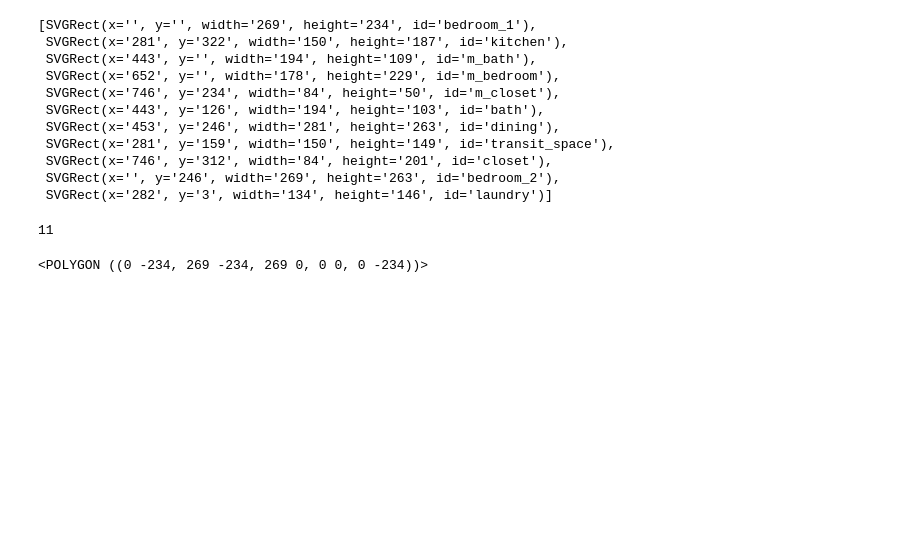
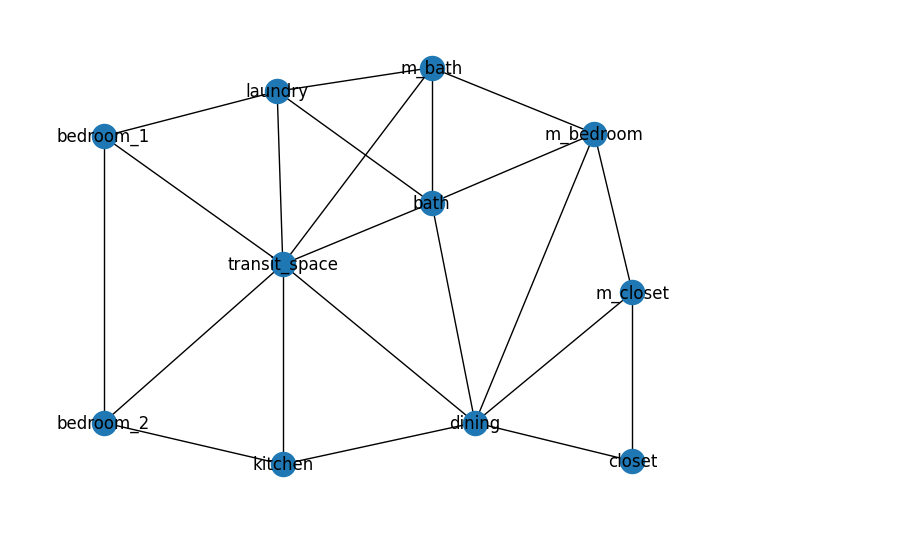
Before and after one commit to juliet29/svg2plan, a Jupyter notebook: _notebooks/svg/t01_svg.ipynb, the cells around one changed output. Cells and saved outputs as stored; diff of their text form; code cells hidden in the pictures; blank space fills up the shorter version.

Commit message:
position graph

```diff
--- a/_notebooks/svg/t01_svg.ipynb
+++ b/_notebooks/svg/t01_svg.ipynb
@@ -15,3 +18,4 @@ svg_name = "amber_building_a_f01.svg"
 # %%
-s = SVGReader(svg_name)
-s.run()
+svg_name = "amber_building_a_f01.svg"
+sv = SVGReader(svg_name)
+sv.run()
@@ -47,18 +21,0 @@ doc.unlink()
-# %%
-rectangles
-# %% [output]
-[SVGRect(x='', y='', width='269', height='234', id='bedroom_1'),
- SVGRect(x='281', y='322', width='150', height='187', id='kitchen'),
- SVGRect(x='443', y='', width='194', height='109', id='m_bath'),
- SVGRect(x='652', y='', width='178', height='229', id='m_bedroom'),
- SVGRect(x='746', y='234', width='84', height='50', id='m_closet'),
- SVGRect(x='443', y='126', width='194', height='103', id='bath'),
- SVGRect(x='453', y='246', width='281', height='263', id='dining'),
- SVGRect(x='281', y='159', width='150', height='149', id='transit_space'),
- SVGRect(x='746', y='312', width='84', height='201', id='closet'),
- SVGRect(x='', y='246', width='269', height='263', id='bedroom_2'),
- SVGRect(x='282', y='3', width='134', height='146', id='laundry')]
-# %%
-len(rectangles)
-# %% [output]
-11
@@ -77,4 +22,7 @@ def to_shapely_rect(r:SVGRect):
-# %%
-to_shapely_rect(rectangles[0])
-# %% [output]
-<POLYGON ((0 -234, 269 -234, 269 0, 0 0, 0 -234))>
+# %%
+ag = AdjacencyGenerator(sv.domains)
+ag.run()
+# %%
+ag.draw_graph()
+# %% [output]
+[figure, added]
```
Also changed, not shown: parts of 9 cells of this notebook, 6 other files.
